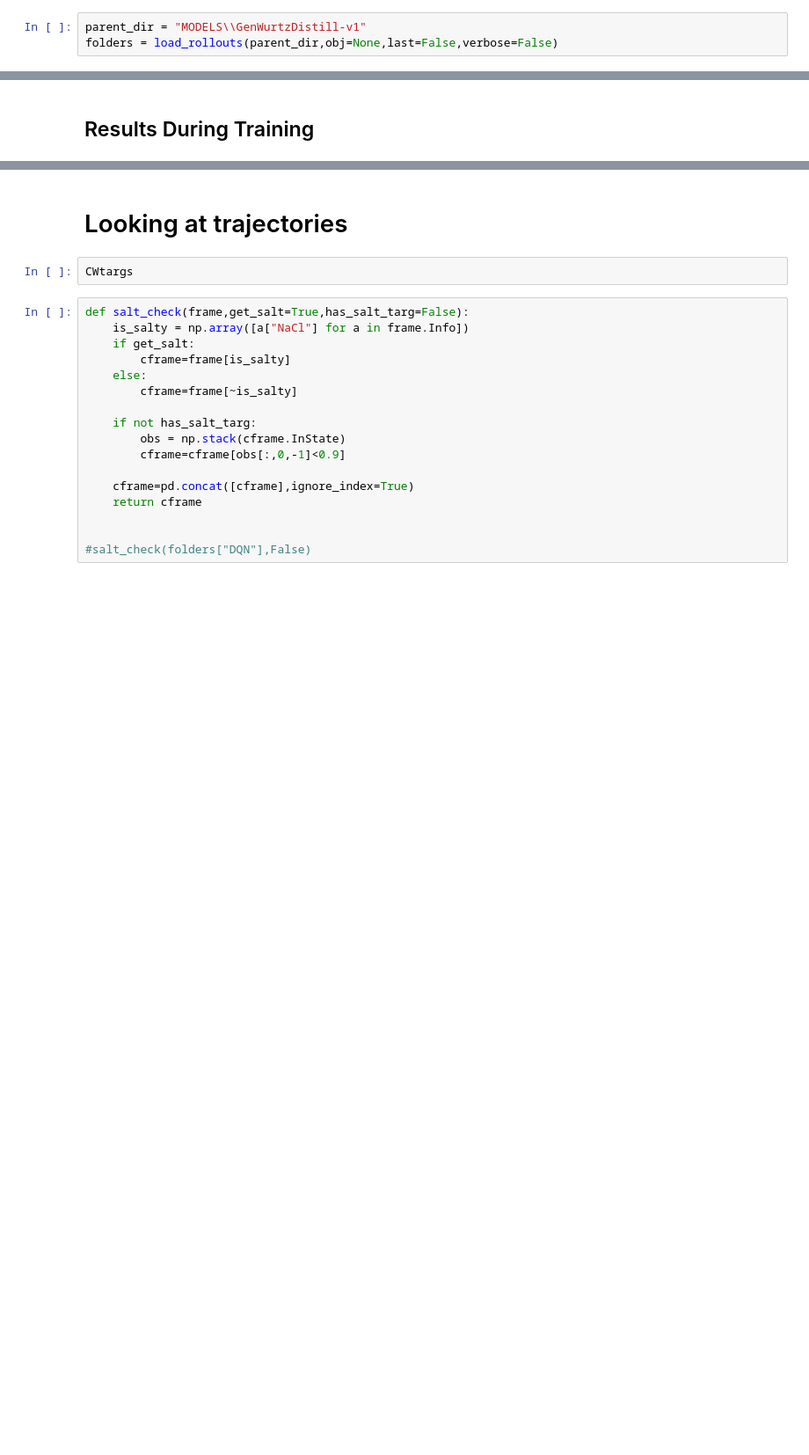
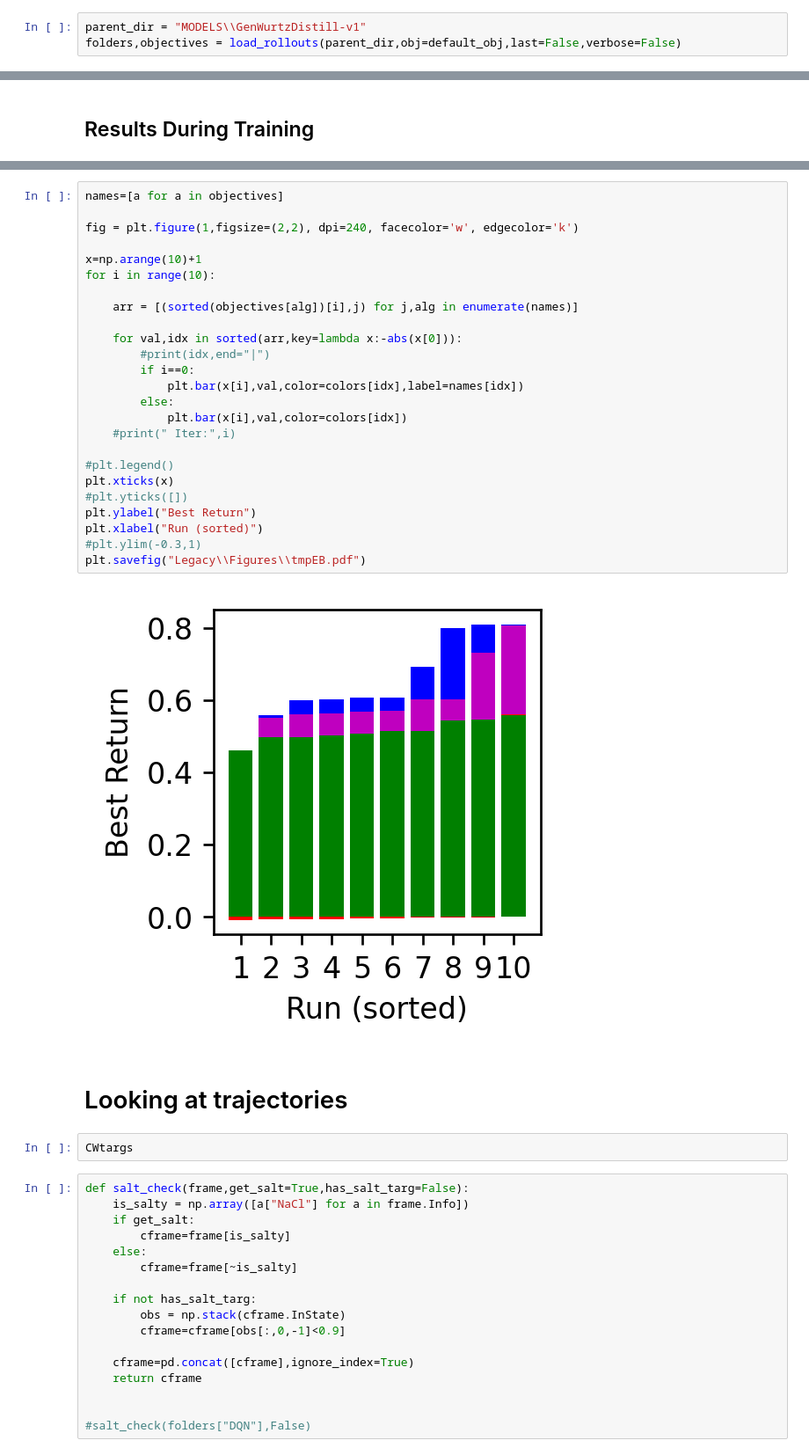
Before and after one commit to chemgymrl/chemgymrl, a Jupyter notebook: RL_rollout/Extract-Distill_Visulalization.ipynb, the cells around one changed output, grey strips where cells are left out. Shown at 88% size. Saved outputs shown, nothing was run; the diff lists cells and outputs as text; blank space fills up the shorter version.

```diff
--- a/RL_rollout/Extract-Distill_Visulalization.ipynb
+++ b/RL_rollout/Extract-Distill_Visulalization.ipynb
@@ -235,4 +235,4 @@ def make_heatmap(frame,N=None,N2=None,use_return=False):
 # Distillation Bench
 # %%
 parent_dir = "MODELS\\GenWurtzDistill-v1"
-folders = load_rollouts(parent_dir,obj=None,last=False,verbose=False)
+folders,objectives = load_rollouts(parent_dir,obj=default_obj,last=False,verbose=False)
@@ -281,3 +285,30 @@ plt.show()
+# %%
+names=[a for a in objectives]
+
+fig = plt.figure(1,figsize=(2,2), dpi=240, facecolor='w', edgecolor='k')
+
+x=np.arange(10)+1
+for i in range(10):
+
+    arr = [(sorted(objectives[alg])[i],j) for j,alg in enumerate(names)]
+
+    for val,idx in sorted(arr,key=lambda x:-abs(x[0])):
+        #print(idx,end="|")
+        if i==0:
+            plt.bar(x[i],val,color=colors[idx],label=names[idx])
+        else:
+            plt.bar(x[i],val,color=colors[idx])
+    #print(" Iter:",i)
+
+#plt.legend()
+plt.xticks(x)
+#plt.yticks([])
+plt.ylabel("Best Return")
+plt.xlabel("Run (sorted)")
+#plt.ylim(-0.3,1)
+plt.savefig("Legacy\\Figures\\tmpEB.pdf")
+# %% [output]
+[figure, added]
 # %% [markdown]
 # Looking at trajectories
 # %%
```
Also changed, not shown: parts of 8 cells of this notebook, 3 other files.
